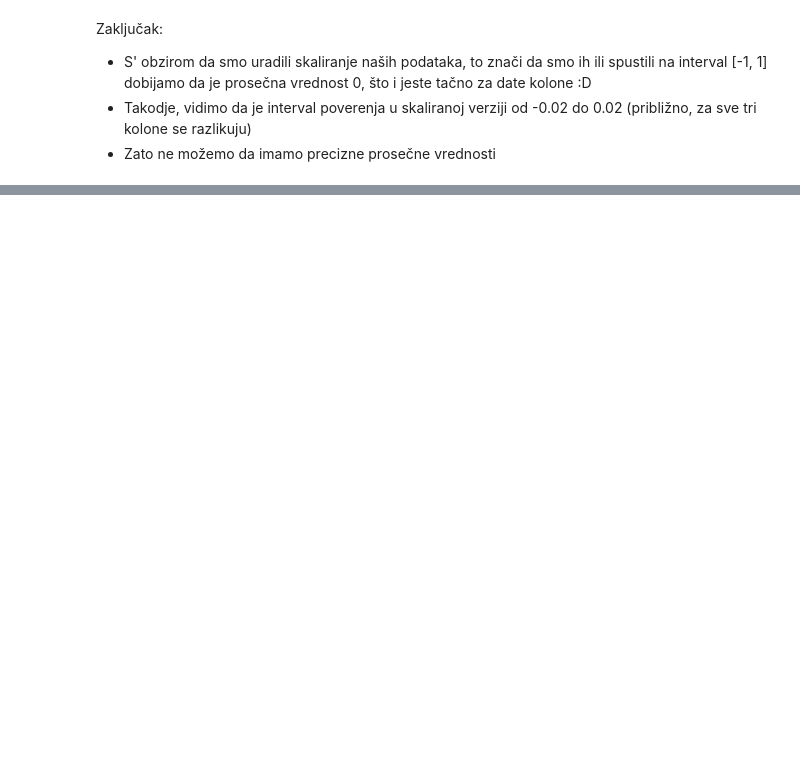
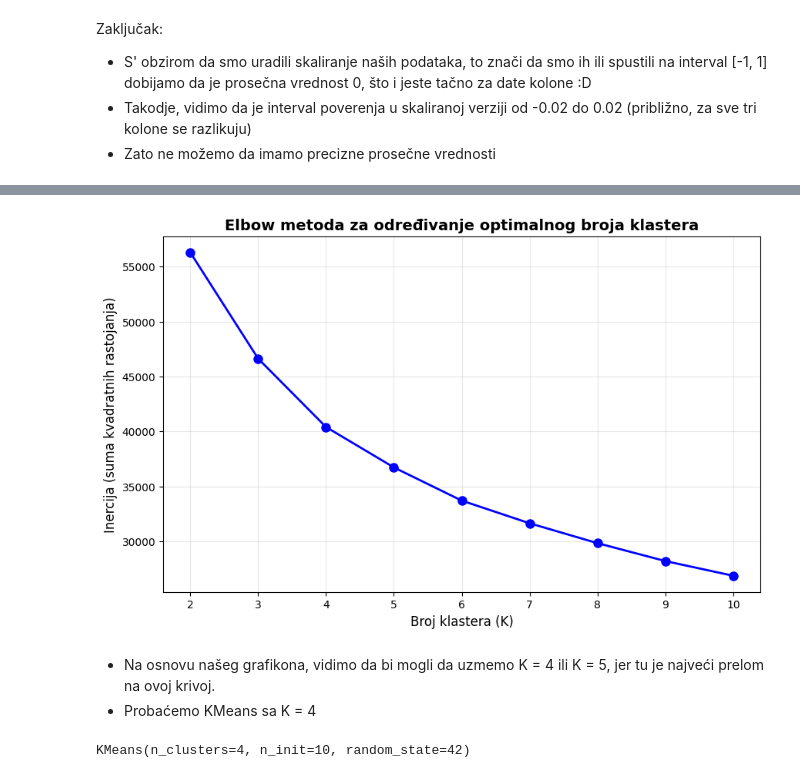
Before and after one commit to mbozinovic7625rn/onp-projekat2025, a Jupyter notebook: mihailo_bozinovic_7625_rn.ipynb, the cells around one changed output, grey strips where cells are left out. Saved outputs shown, nothing was run; the diff lists cells and outputs as text; code cells hidden in the pictures; blank space fills up the shorter version.

```diff
--- a/mihailo_bozinovic_7625_rn.ipynb
+++ b/mihailo_bozinovic_7625_rn.ipynb
@@ -601,0 +637,3 @@ Zaključak:
+# %%
+target = df['T']
+features = df.drop(columns=['T', 'DateTime'])
@@ -601,0 +900,32 @@ Zaključak:
+# %%
+inertia_values = []
+K_range = range(2, 11)  # Testiramo od 2 do 10 klastera
+
+for k in K_range:
+    # n_clusters: Broj klastera koji želimo da kreiramo
+    # random_state: Seed za reproduktivnost rezultata
+    # n_init: Broj puta da se algoritam pokreće sa različitim početnim centroidima (uzima se najbolji rezultat)
+    # max_iter: Maksimalan broj iteracija za jedan run algoritma
+    kmeans = KMeans(
+        n_clusters=k,           # Broj klastera
+        random_state=42,        # Za reproduktivnost
+        n_init=10,             # Broj različitih inicijalizacija
+        max_iter=300           # Maksimalan broj iteracija
+    )
+    kmeans.fit(features)
+    inertia_values.append(kmeans.inertia_)  # inertia_ je suma kvadratnih rastojanja do najbližeg centroida
+
+# Vizualizacija Elbow metode
+plt.figure(figsize=(10, 6))
+plt.plot(K_range, inertia_values, 'bo-', linewidth=2, markersize=8)
+plt.xlabel('Broj klastera (K)', fontsize=12)
+plt.ylabel('Inercija (suma kvadratnih rastojanja)', fontsize=12)
+plt.title('Elbow metoda za određivanje optimalnog broja klastera', fontsize=14, fontweight='bold')
+plt.grid(True, alpha=0.3)
+plt.xticks(K_range)
+plt.show()
+# %% [output]
+[figure, added]
+# %% [markdown]
+- Na osnovu našeg grafikona, vidimo da bi mogli da uzmemo K = 4 ili K = 5, jer tu je najveći prelom na ovoj krivoj.
+- Probaćemo KMeans sa K = 4
@@ -601,0 +939,4 @@ Zaključak:
+# %%
+kMeans4.fit(features)
+# %% [output]
+KMeans(n_clusters=4, n_init=10, random_state=42)
```
Also changed, not shown: parts of 130 cells of this notebook, 4 other files.
